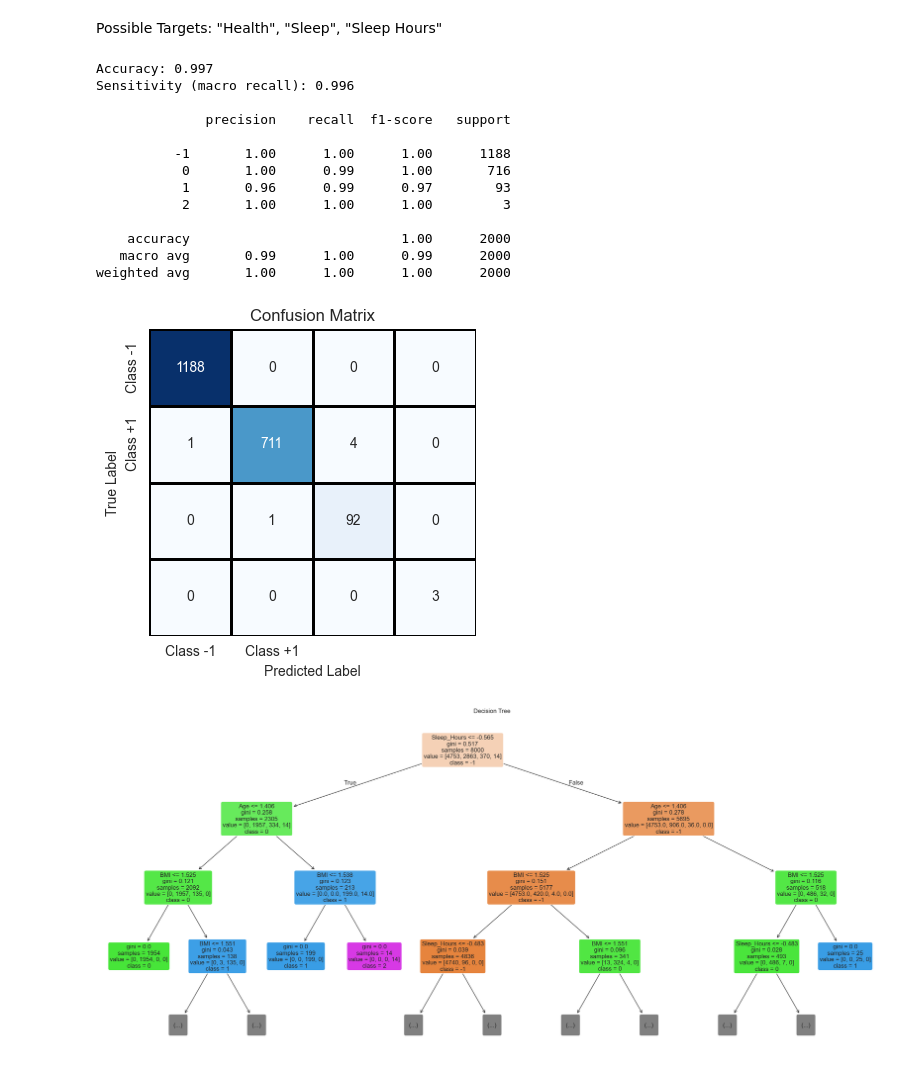
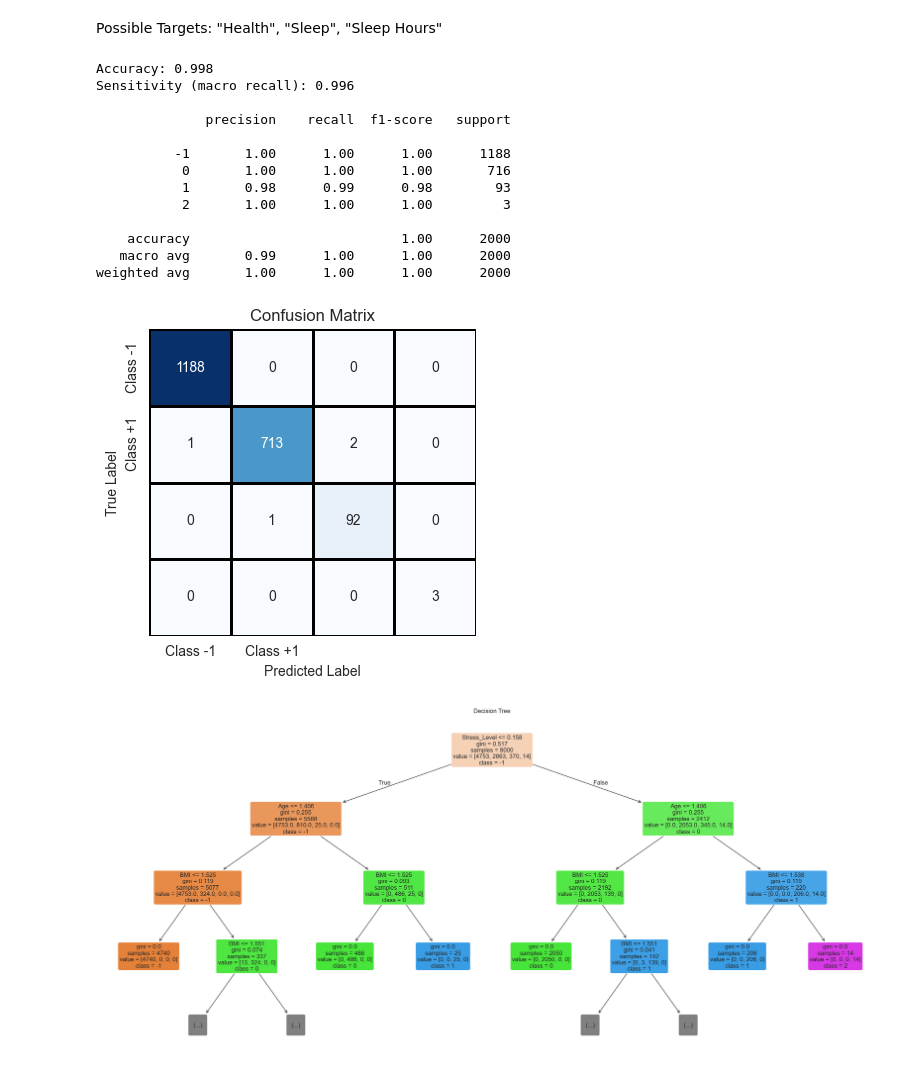
Before and after one commit to RicemanBoy/ML-supervised-project, a Jupyter notebook: pauls_notebook.ipynb, the cells around one changed output. Saved outputs shown, nothing was run; the diff lists cells and outputs as text; code cells hidden in the pictures.

```diff
--- a/pauls_notebook.ipynb
+++ b/pauls_notebook.ipynb
@@ -156,7 +129,7 @@ train_df, val_df = train_test_split(
     stratify=data["Health_encoded"]
 )
 
-feature_names = train_df.select_dtypes(include=["number"]).drop(columns=["Health_encoded"]).columns
+feature_names = train_df.select_dtypes(include=["number"]).drop(columns=["Health_encoded", "ID", "Coffee_Intake"]).columns
 X_train = train_df[feature_names].values
 y_train = train_df["Health_encoded"].values
 X_val = val_df[feature_names].values
@@ -215,35 +188,35 @@ plot_tree(
     impurity=True
 )
 plt.title("Decision Tree")
 plt.tight_layout()
 plt.show()
 
 # ============================================================
 # 5. Feature importances
 # ============================================================
 importances = tree_model.feature_importances_
 indices = importances.argsort()[::-1][:5]
 
 plt.figure(figsize=(8, 5))
 plt.barh(range(len(indices)), importances[indices][::-1], align="center")
 plt.yticks(range(len(indices)), [feature_names[i] for i in indices[::-1]])
 plt.xlabel("Feature Importance")
 plt.title("Top 5 Features")
 plt.tight_layout()
 plt.show()
 # %% [output]
-Accuracy: 0.997
+Accuracy: 0.998
 Sensitivity (macro recall): 0.996
 
               precision    recall  f1-score   support
 
           -1       1.00      1.00      1.00      1188
-           0       1.00      0.99      1.00       716
-           1       0.96      0.99      0.97        93
+           0       1.00      1.00      1.00       716
+           1       0.98      0.99      0.98        93
            2       1.00      1.00      1.00         3
 
     accuracy                           1.00      2000
-   macro avg       0.99      1.00      0.99      2000
+   macro avg       0.99      1.00      1.00      2000
 weighted avg       1.00      1.00      1.00      2000
 [figure]
-[figure, old version]
+[figure, new version]
```
Also changed, not shown: parts of 17 cells of this notebook.
